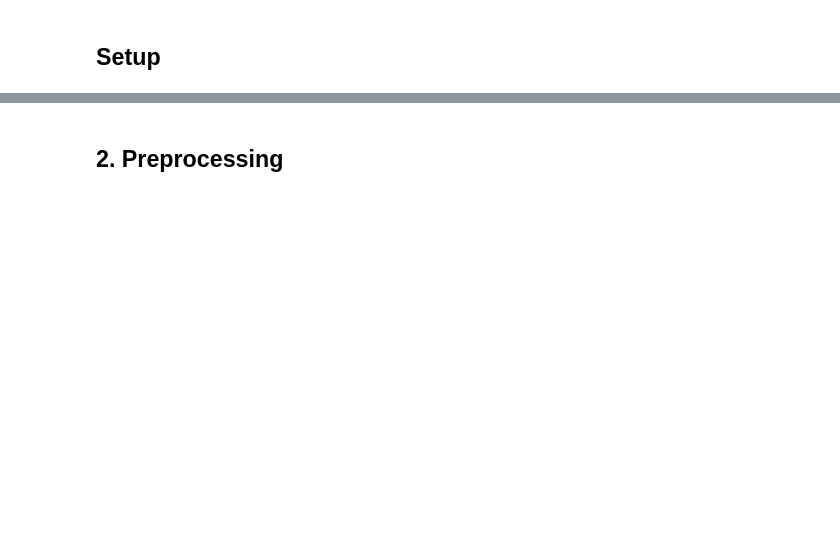
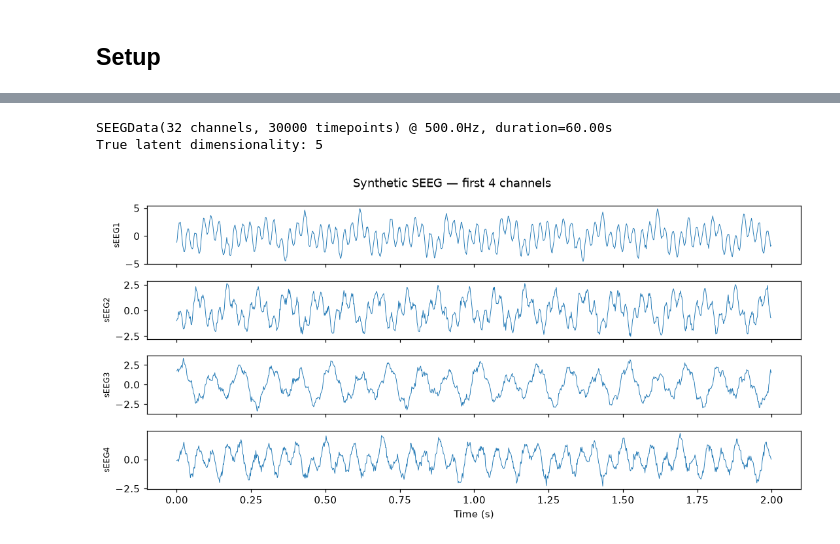
Before and after one commit to Jarmck-Cai/eeg_manifold, a Jupyter notebook: notebooks/00_quick_start.ipynb, the cells around one changed output, grey strips where cells are left out. Saved outputs shown, nothing was run; the diff lists cells and outputs as text; code cells hidden in the pictures; blank space fills up the shorter version.

```diff
--- a/notebooks/00_quick_start.ipynb
+++ b/notebooks/00_quick_start.ipynb
@@ -86,18 +47,36 @@ print(f"True latent dimensionality: {n_sources}")
+# %%
+sfreq = 500.0          # Hz
+duration = 60.0        # seconds
+n_channels = 32
+n_sources = 5          # <-- ground truth
+noise_level = 0.2
+
+n_times = int(sfreq * duration)
+t = np.arange(n_times) / sfreq
+
+# Latent oscillatory sources (frequency, phase)
+source_params = [(10, 0.0), (6, 0.7), (21, 1.3), (10, np.pi / 4), (38, 2.1)]
+sources = np.vstack([np.sin(2 * np.pi * f * t + p) for f, p in source_params])
+
+mixing = rng.normal(size=(n_channels, n_sources))       # volume conduction
+raw = mixing @ sources + noise_level * rng.normal(size=(n_channels, n_times))
+
+data = SEEGData(data=raw, sfreq=sfreq,
+                ch_names=[f'sEEG{i + 1}' for i in range(n_channels)])
+print(data)
+print(f"True latent dimensionality: {n_sources}")
+# %% [output]
+SEEGData(32 channels, 30000 timepoints) @ 500.0Hz, duration=60.00s
+True latent dimensionality: 5
 # %%
-# Plot a few channels
-fig, axes = plt.subplots(4, 1, figsize=(12, 8), sharex=True)
-
-plot_duration = 2  # seconds
-plot_samples = int(plot_duration * sfreq)
-
+fig, axes = plt.subplots(4, 1, figsize=(10, 5), sharex=True)
+window = int(2 * sfreq)
 for i, ax in enumerate(axes):
-    ax.plot(t[:plot_samples], data.data[i, :plot_samples], 'b-', linewidth=0.5)
-    ax.set_ylabel(data.ch_names[i])
-    ax.set_xlim([0, plot_duration])
-
+    ax.plot(t[:window], data.data[i, :window], lw=0.6)
+    ax.set_ylabel(data.ch_names[i], fontsize=8)
 axes[-1].set_xlabel('Time (s)')
-fig.suptitle('Raw SEEG Data (first 4 channels)', fontsize=14)
-plt.tight_layout()
+fig.suptitle('Synthetic SEEG — first 4 channels')
+fig.tight_layout()
 plt.show()
+# %% [output]
+[figure, added]
-# %% [markdown]
-## 2. Preprocessing
```
Also changed, not shown: parts of 27 cells of this notebook, 38 other files.
